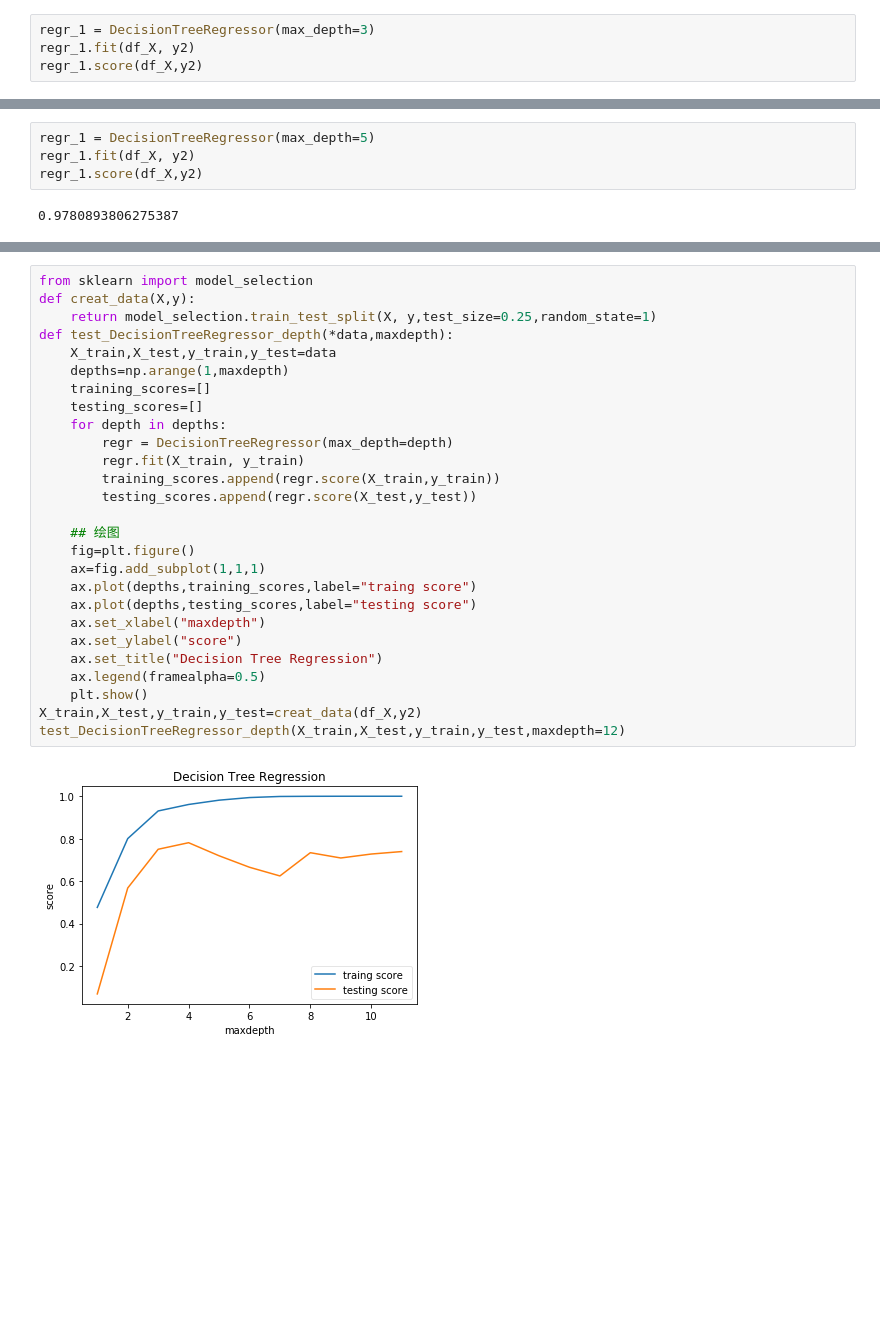
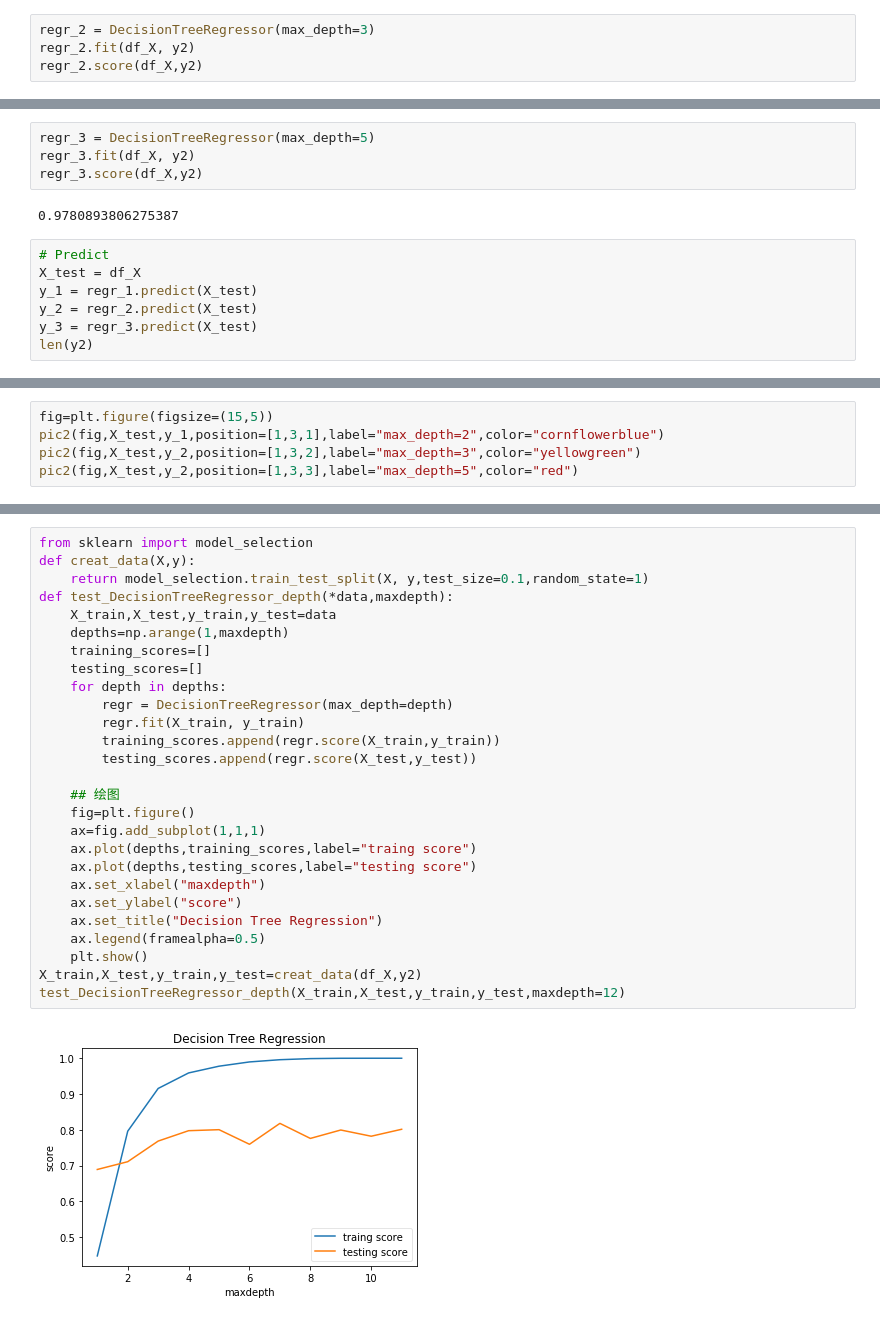
Before and after one commit to brainee/fama, a Jupyter notebook: fama5/zy-fama-frech-4-generial.ipynb, the cells around one changed output, grey strips where cells are left out. Cells and saved outputs as stored; diff of their text form; blank space fills up the shorter version.

```diff
--- a/fama5/zy-fama-frech-4-generial.ipynb
+++ b/fama5/zy-fama-frech-4-generial.ipynb
@@ -1923,14 +1923,21 @@ regr_1.score(df_X,y2)
 # %% [output]
 0.796236748153185
 # %%
-regr_1 = DecisionTreeRegressor(max_depth=3)
-regr_1.fit(df_X, y2)
-regr_1.score(df_X,y2)
+regr_2 = DecisionTreeRegressor(max_depth=3)
+regr_2.fit(df_X, y2)
+regr_2.score(df_X,y2)
 # %% [output]
 0.9122658391947491
 # %%
-regr_1 = DecisionTreeRegressor(max_depth=5)
-regr_1.fit(df_X, y2)
-regr_1.score(df_X,y2)
+regr_3 = DecisionTreeRegressor(max_depth=5)
+regr_3.fit(df_X, y2)
+regr_3.score(df_X,y2)
 # %% [output]
 0.9780893806275387
+# %%
+# Predict
+X_test = df_X
+y_1 = regr_1.predict(X_test)
+y_2 = regr_2.predict(X_test)
+y_3 = regr_3.predict(X_test)
+len(y2)
@@ -1936,0 +2006,5 @@ regr_1.score(df_X,y2)
+# %%
+fig=plt.figure(figsize=(15,5))
+pic2(fig,X_test,y_1,position=[1,3,1],label="max_depth=2",color="cornflowerblue")
+pic2(fig,X_test,y_2,position=[1,3,2],label="max_depth=3",color="yellowgreen")
+pic2(fig,X_test,y_2,position=[1,3,3],label="max_depth=5",color="red")
@@ -1937,29 +2013,29 @@ regr_1.score(df_X,y2)
 # %%
 from sklearn import model_selection
 def creat_data(X,y):
-    return model_selection.train_test_split(X, y,test_size=0.25,random_state=1)
+    return model_selection.train_test_split(X, y,test_size=0.1,random_state=1)
 def test_DecisionTreeRegressor_depth(*data,maxdepth):
     X_train,X_test,y_train,y_test=data
     depths=np.arange(1,maxdepth)
     training_scores=[]
     testing_scores=[]
     for depth in depths:
         regr = DecisionTreeRegressor(max_depth=depth)
         regr.fit(X_train, y_train)
         training_scores.append(regr.score(X_train,y_train))
         testing_scores.append(regr.score(X_test,y_test))
 
     ## 绘图
     fig=plt.figure()
     ax=fig.add_subplot(1,1,1)
     ax.plot(depths,training_scores,label="traing score")
     ax.plot(depths,testing_scores,label="testing score")
     ax.set_xlabel("maxdepth")
     ax.set_ylabel("score")
     ax.set_title("Decision Tree Regression")
     ax.legend(framealpha=0.5)
     plt.show()
 X_train,X_test,y_train,y_test=creat_data(df_X,y2)
 test_DecisionTreeRegressor_depth(X_train,X_test,y_train,y_test,maxdepth=12)
 # %% [output]
-[figure, old version]
+[figure, new version]
```
Also changed, not shown: parts of 20 cells of this notebook.
